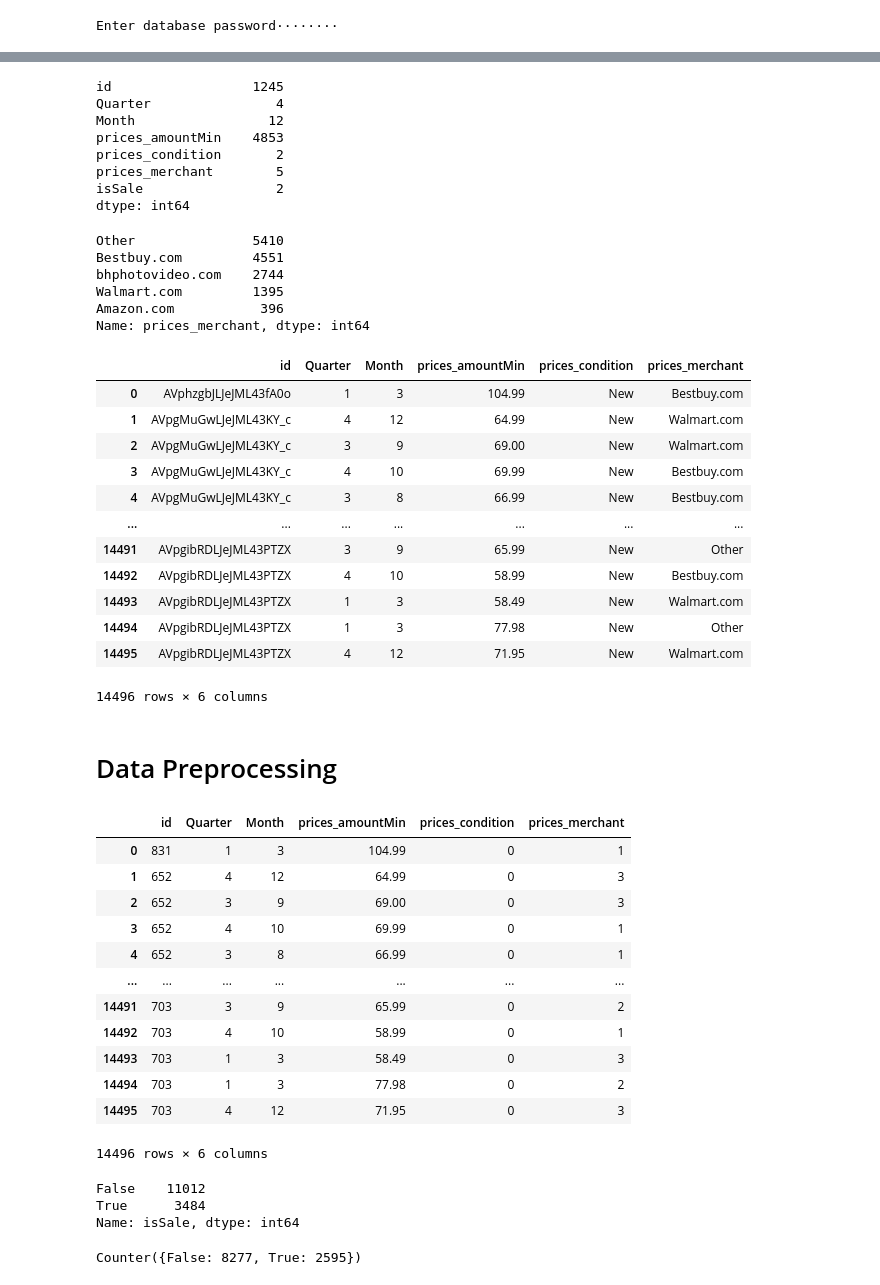
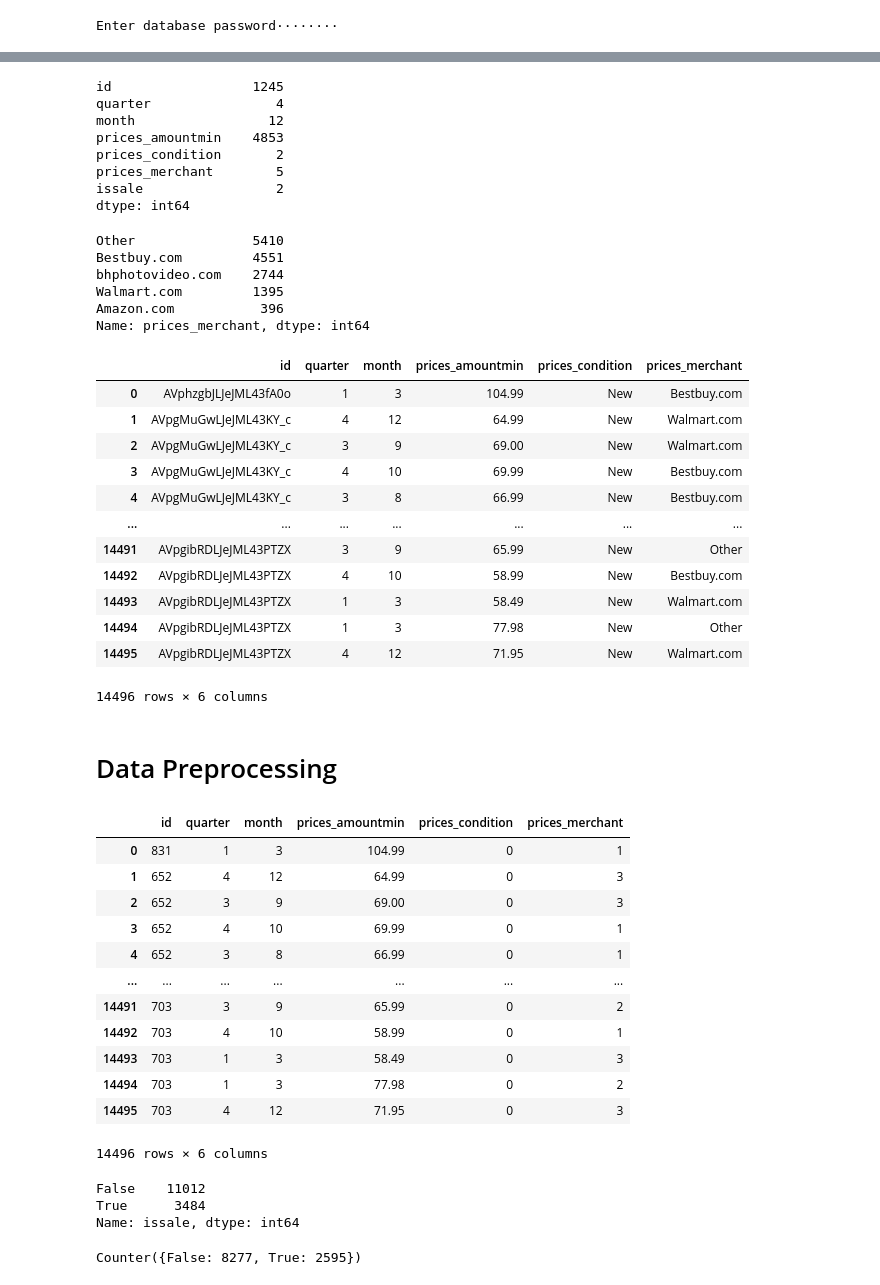
Before and after one commit to Tbrecke01/Price_Evaluator, a Jupyter notebook: Machine_Learning/ML_Model_Training.ipynb, the cells around one changed output, grey strips where cells are left out. Saved outputs shown, nothing was run; the diff lists cells and outputs as text; code cells hidden in the pictures.

```diff
--- a/Machine_Learning/ML_Model_Training.ipynb
+++ b/Machine_Learning/ML_Model_Training.ipynb
@@ -44,12 +44,12 @@ df
 # %%
 # Create features dataframe
 price_df = pd.DataFrame({'id': df['id'],
-                         'Quarter': pd.DatetimeIndex(pd.to_datetime(df['prices_dateSeen'])).quarter,
-                         'Month': pd.DatetimeIndex(pd.to_datetime(df['prices_dateSeen'])).month,
-                         'prices_amountMin': df['prices_amountMin'],
+                         'quarter': pd.DatetimeIndex(pd.to_datetime(df['prices_dateseen'])).quarter,
+                         'month': pd.DatetimeIndex(pd.to_datetime(df['prices_dateseen'])).month,
+                         'prices_amountmin': df['prices_amountmin'],
                          'prices_condition': df['prices_condition'],
                          'prices_merchant': df['prices_merchant'],
-                         'isSale': df['prices_isSale']
+                         'issale': df['prices_issale']
                         })
 price_df.dropna(inplace=True)
 # %%
@@ -57,12 +57,12 @@ price_df.dropna(inplace=True)
 price_df.nunique()
 # %% [output]
 id                  1245
-Quarter                4
-Month                 12
-prices_amountMin    4853
+quarter                4
+month                 12
+prices_amountmin    4853
 prices_condition       2
 prices_merchant        5
-isSale                 2
+issale                 2
 dtype: int64
 # %%
 # value counts on merchant data
@@ -76,11 +76,11 @@ Amazon.com           396
 Name: prices_merchant, dtype: int64
 # %%
 # Create X dataframe
-X_df = price_df.drop('isSale', axis=1)
+X_df = price_df.drop('issale', axis=1)
 X_df = X_df
 X_df
 # %% [output]
-|  | id | Quarter | Month | prices_amountMin | prices_condition | prices_merchant |
+|  | id | quarter | month | prices_amountmin | prices_condition | prices_merchant |
 | 0 | AVphzgbJLJeJML43fA0o | 1 | 3 | 104.99 | New | Bestbuy.com |
 | 1 | AVpgMuGwLJeJML43KY_c | 4 | 12 | 64.99 | New | Walmart.com |
 | 2 | AVpgMuGwLJeJML43KY_c | 3 | 9 | 69.00 | New | Walmart.com |
@@ -117,7 +117,7 @@ joblib.dump(cond_encoder, 'Condition_Encoder.sav')
 joblib.dump(merch_encoder, 'Merchant_Encoder.sav')
 X
 # %% [output]
-|  | id | Quarter | Month | prices_amountMin | prices_condition | prices_merchant |
+|  | id | quarter | month | prices_amountmin | prices_condition | prices_merchant |
 | 0 | 831 | 1 | 3 | 104.99 | 0 | 1 |
 | 1 | 652 | 4 | 12 | 64.99 | 0 | 3 |
 | 2 | 652 | 3 | 9 | 69.00 | 0 | 3 |
@@ -132,12 +132,12 @@ X
 14496 rows × 6 columns
 # %%
 # Create y dataframe
-y = price_df['isSale']
+y = price_df['issale']
 y.value_counts()
 # %% [output]
 False    11012
 True      3484
-Name: isSale, dtype: int64
+Name: issale, dtype: int64
 # %%
 # Splitting into Train and Test sets
 X_train, X_test, y_train, y_test = train_test_split(X, y, random_state=1)
```
Also changed, not shown: parts of 5 cells of this notebook, 4 other files.
